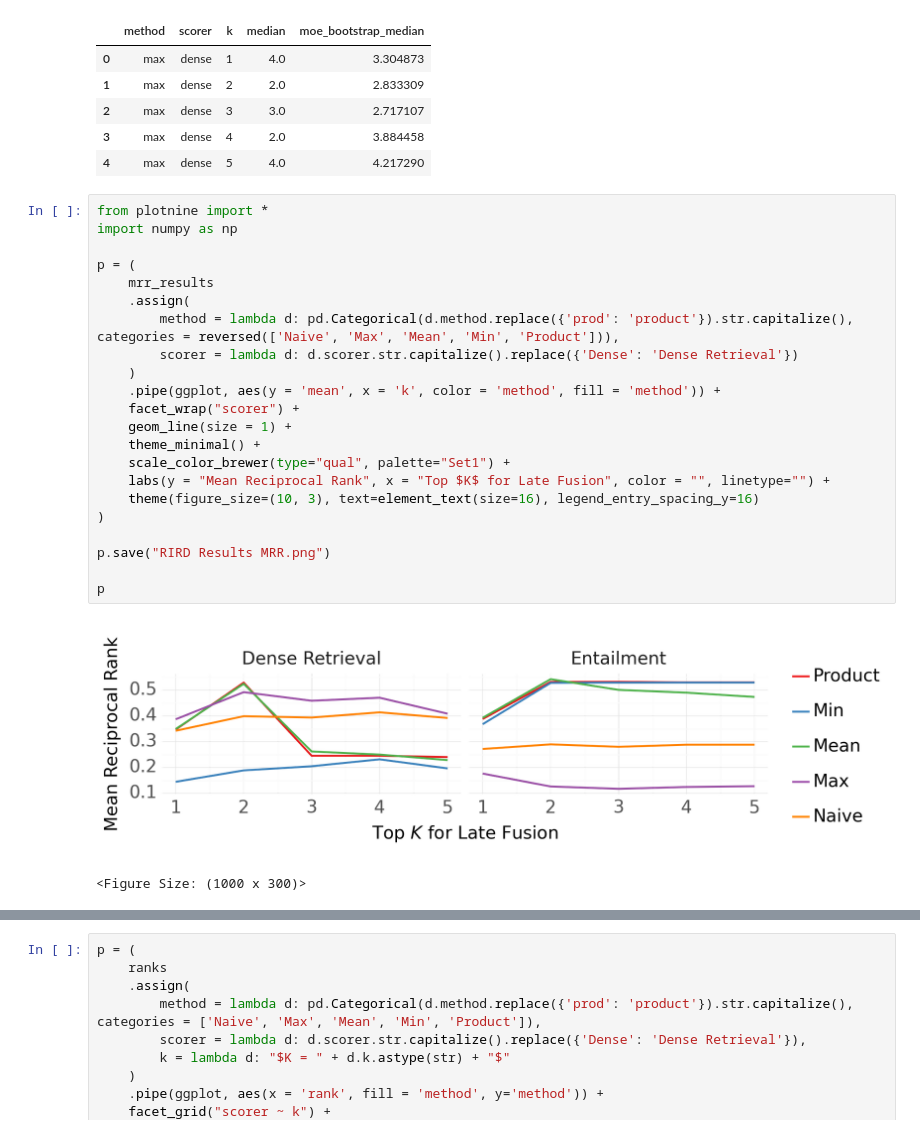
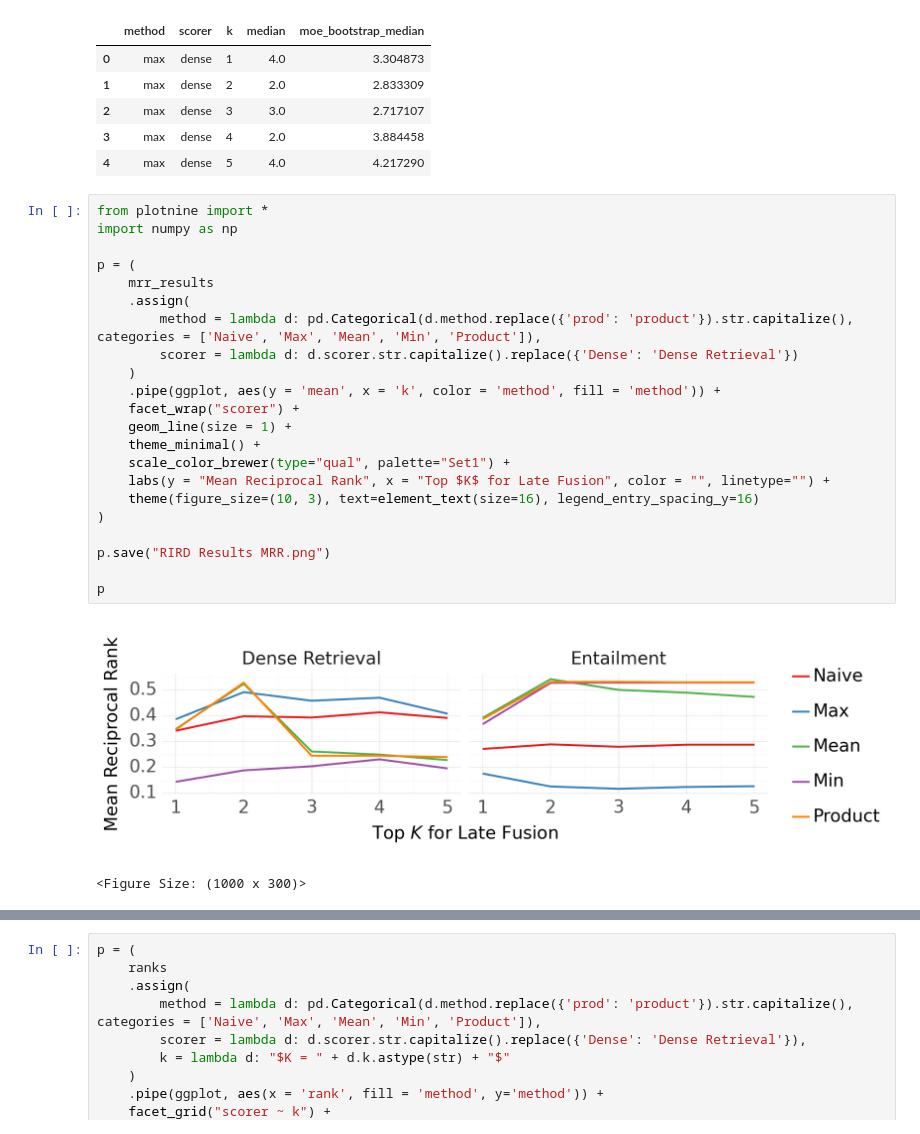
Before and after one commit to baronet2/marir, a Jupyter notebook: RIRD/21_compare_algorithms_item_first.ipynb, the cells around one changed output, grey strips where cells are left out. Drawn from its saved outputs; the diff is of its cells as text.

```diff
--- a/RIRD/21_compare_algorithms_item_first.ipynb
+++ b/RIRD/21_compare_algorithms_item_first.ipynb
@@ -248,27 +248,27 @@ median_rank_results.head()
 # %%
 from plotnine import *
 import numpy as np
 
 p = (
     mrr_results
     .assign(
-        method = lambda d: pd.Categorical(d.method.replace({'prod': 'product'}).str.capitalize(), categories = reversed(['Naive', 'Max', 'Mean', 'Min', 'Product'])),
+        method = lambda d: pd.Categorical(d.method.replace({'prod': 'product'}).str.capitalize(), categories = ['Naive', 'Max', 'Mean', 'Min', 'Product']),
         scorer = lambda d: d.scorer.str.capitalize().replace({'Dense': 'Dense Retrieval'})
     )
     .pipe(ggplot, aes(y = 'mean', x = 'k', color = 'method', fill = 'method')) +
     facet_wrap("scorer") +
     geom_line(size = 1) +
     theme_minimal() +
     scale_color_brewer(type="qual", palette="Set1") +
     labs(y = "Mean Reciprocal Rank", x = "Top $K$ for Late Fusion", color = "", linetype="") +
     theme(figure_size=(10, 3), text=element_text(size=16), legend_entry_spacing_y=16)
 )
 
 p.save("RIRD Results MRR.png")
 
 p
 # %% [output]
-[figure, old version]
+[figure, new version]
 <Figure Size: (1000 x 300)>
 # %%
 p = (
```
Also changed, not shown: parts of 2 cells of this notebook, 3 other files.
